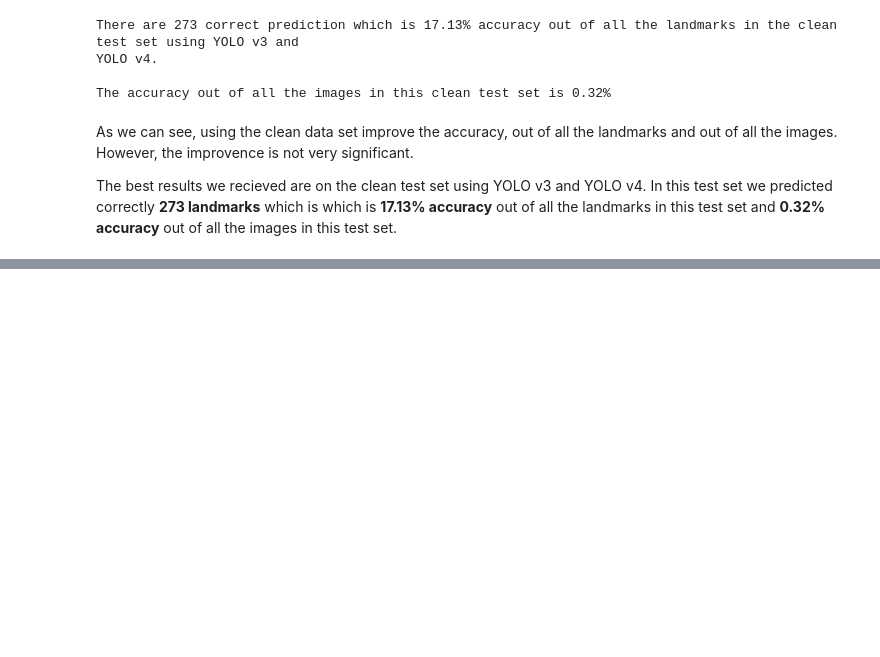
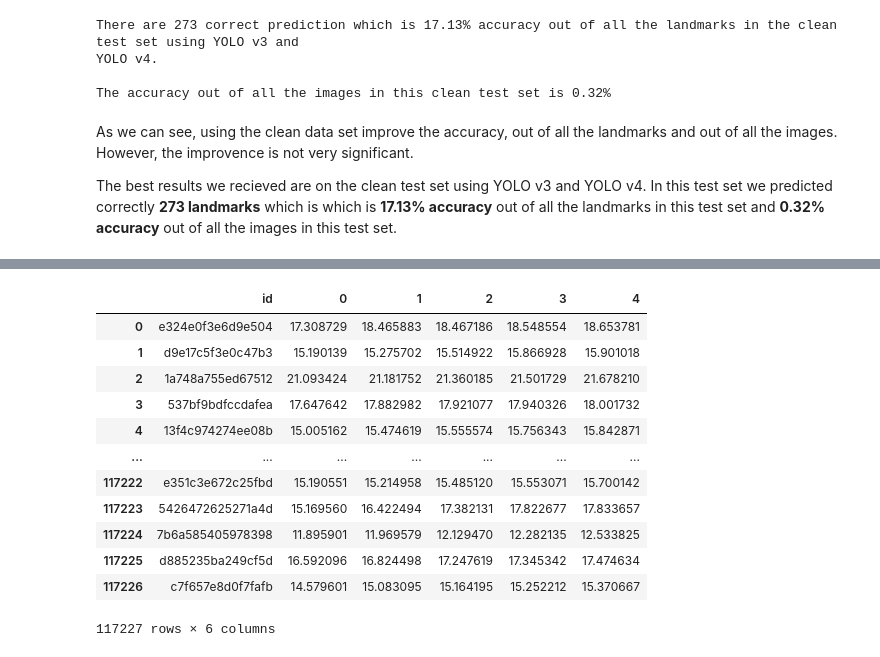
Before and after one commit to matankleiner/Identify-Known-Sites-in-Photo-Album, a Jupyter notebook: results_and_evaluation/evaluation.ipynb, the cells around one changed output, grey strips where cells are left out. Drawn from its saved outputs; the diff is of its cells as text; code cells hidden in the pictures; blank space fills up the shorter version.

```diff
--- a/results_and_evaluation/evaluation.ipynb
+++ b/results_and_evaluation/evaluation.ipynb
@@ -166,0 +246,16 @@ There are 139 correct prediction.
+# %%
+dist_df
+# %% [output]
+|  | id | 0 | 1 | 2 | 3 | 4 |
+| 0 | e324e0f3e6d9e504 | 17.308729 | 18.465883 | 18.467186 | 18.548554 | 18.653781 |
+| 1 | d9e17c5f3e0c47b3 | 15.190139 | 15.275702 | 15.514922 | 15.866928 | 15.901018 |
+| 2 | 1a748a755ed67512 | 21.093424 | 21.181752 | 21.360185 | 21.501729 | 21.678210 |
+| 3 | 537bf9bdfccdafea | 17.647642 | 17.882982 | 17.921077 | 17.940326 | 18.001732 |
+| 4 | 13f4c974274ee08b | 15.005162 | 15.474619 | 15.555574 | 15.756343 | 15.842871 |
+| ... | ... | ... | ... | ... | ... | ... |
+| 117222 | e351c3e672c25fbd | 15.190551 | 15.214958 | 15.485120 | 15.553071 | 15.700142 |
+| 117223 | 5426472625271a4d | 15.169560 | 16.422494 | 17.382131 | 17.822677 | 17.833657 |
+| 117224 | 7b6a585405978398 | 11.895901 | 11.969579 | 12.129470 | 12.282135 | 12.533825 |
+| 117225 | d885235ba249cf5d | 16.592096 | 16.824498 | 17.247619 | 17.345342 | 17.474634 |
+| 117226 | c7f657e8d0f7fafb | 14.579601 | 15.083095 | 15.164195 | 15.252212 | 15.370667 |
+117227 rows × 6 columns
```
Also changed, not shown: parts of 20 cells of this notebook.
